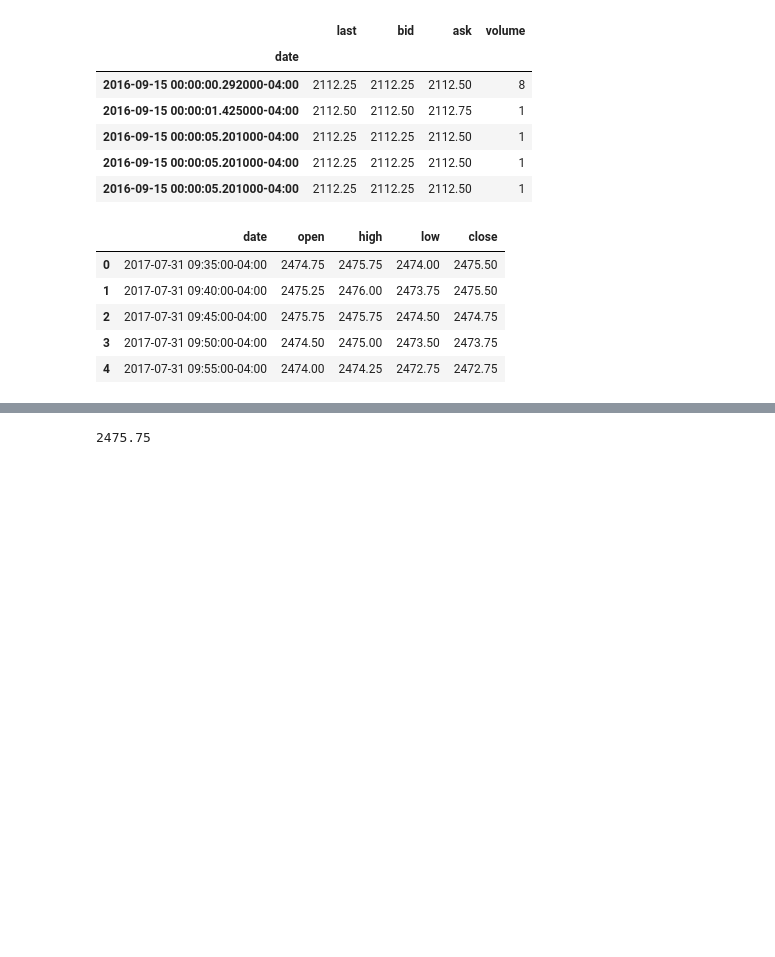
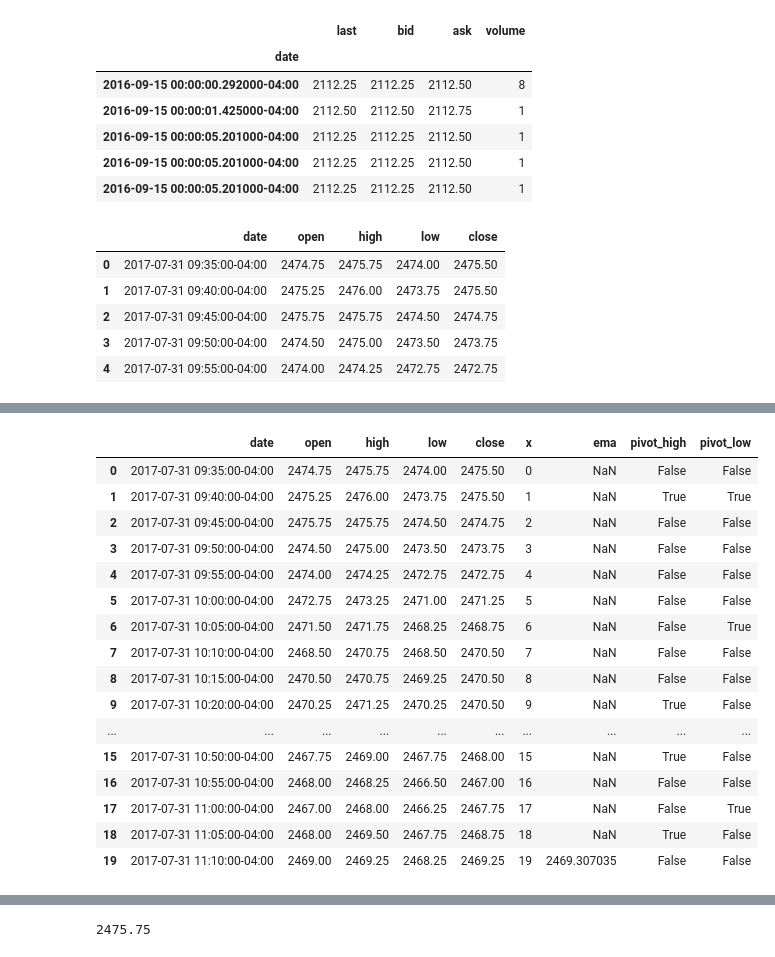
Before and after one commit to toolkmit/algotrading, a Jupyter notebook: notebooks/1.1 - Live Charts.ipynb, the cells around one changed output, grey strips where cells are left out. Drawn from its saved outputs; the diff is of its cells as text; code cells hidden in the pictures; blank space fills up the shorter version.

```diff
--- a/notebooks/1.1 - Live Charts.ipynb
+++ b/notebooks/1.1 - Live Charts.ipynb
@@ -114,3 +132,29 @@ five_min_data.tail()
+# %%
+higher_than_next_bar = five_min_data['high'] > five_min_data.shift(-1)['high']
+higher_than_prev_bar = five_min_data['high'] > five_min_data.shift(1)['high']
+lower_than_next_bar = five_min_data['low'] < five_min_data.shift(-1)['low']
+lower_than_prev_bar = five_min_data['low'] < five_min_data.shift(1)['low']
+five_min_data['pivot_high'] = higher_than_next_bar & higher_than_prev_bar
+five_min_data['pivot_low'] = lower_than_next_bar & lower_than_prev_bar
+five_min_data.head(20)
+# %% [output]
+|  | date | open | high | low | close | x | ema | pivot_high | pivot_low |
+| 0 | 2017-07-31 09:35:00-04:00 | 2474.75 | 2475.75 | 2474.00 | 2475.50 | 0 | NaN | False | False |
+| 1 | 2017-07-31 09:40:00-04:00 | 2475.25 | 2476.00 | 2473.75 | 2475.50 | 1 | NaN | True | True |
+| 2 | 2017-07-31 09:45:00-04:00 | 2475.75 | 2475.75 | 2474.50 | 2474.75 | 2 | NaN | False | False |
+| 3 | 2017-07-31 09:50:00-04:00 | 2474.50 | 2475.00 | 2473.50 | 2473.75 | 3 | NaN | False | False |
+| 4 | 2017-07-31 09:55:00-04:00 | 2474.00 | 2474.25 | 2472.75 | 2472.75 | 4 | NaN | False | False |
+| 5 | 2017-07-31 10:00:00-04:00 | 2472.75 | 2473.25 | 2471.00 | 2471.25 | 5 | NaN | False | False |
+| 6 | 2017-07-31 10:05:00-04:00 | 2471.50 | 2471.75 | 2468.25 | 2468.75 | 6 | NaN | False | True |
+| 7 | 2017-07-31 10:10:00-04:00 | 2468.50 | 2470.75 | 2468.50 | 2470.50 | 7 | NaN | False | False |
+| 8 | 2017-07-31 10:15:00-04:00 | 2470.50 | 2470.75 | 2469.25 | 2470.50 | 8 | NaN | False | False |
+| 9 | 2017-07-31 10:20:00-04:00 | 2470.25 | 2471.25 | 2470.25 | 2470.50 | 9 | NaN | True | False |
+| ... | ... | ... | ... | ... | ... | ... | ... | ... | ... |
+| 15 | 2017-07-31 10:50:00-04:00 | 2467.75 | 2469.00 | 2467.75 | 2468.00 | 15 | NaN | True | False |
+| 16 | 2017-07-31 10:55:00-04:00 | 2468.00 | 2468.25 | 2466.50 | 2467.00 | 16 | NaN | False | False |
+| 17 | 2017-07-31 11:00:00-04:00 | 2467.00 | 2468.00 | 2466.25 | 2467.75 | 17 | NaN | False | True |
+| 18 | 2017-07-31 11:05:00-04:00 | 2468.00 | 2469.50 | 2467.75 | 2468.75 | 18 | NaN | True | False |
+| 19 | 2017-07-31 11:10:00-04:00 | 2469.00 | 2469.25 | 2468.25 | 2469.25 | 19 | 2469.307035 | False | False |
 # %%
 %%time
 fig, ax = plt.subplots(figsize=(16,8))
```
Also changed, not shown: parts of 6 cells of this notebook, 12 other files.
